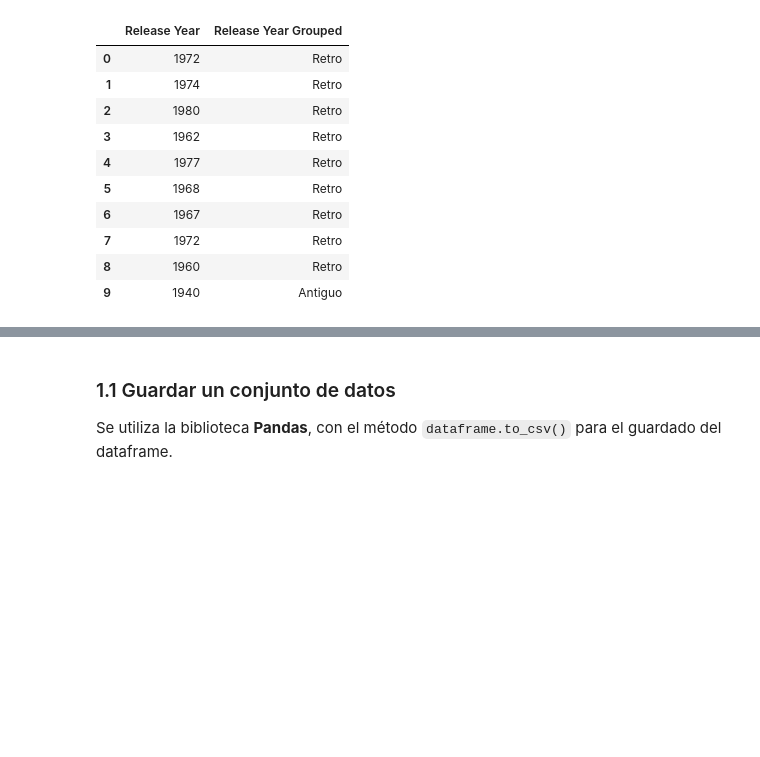
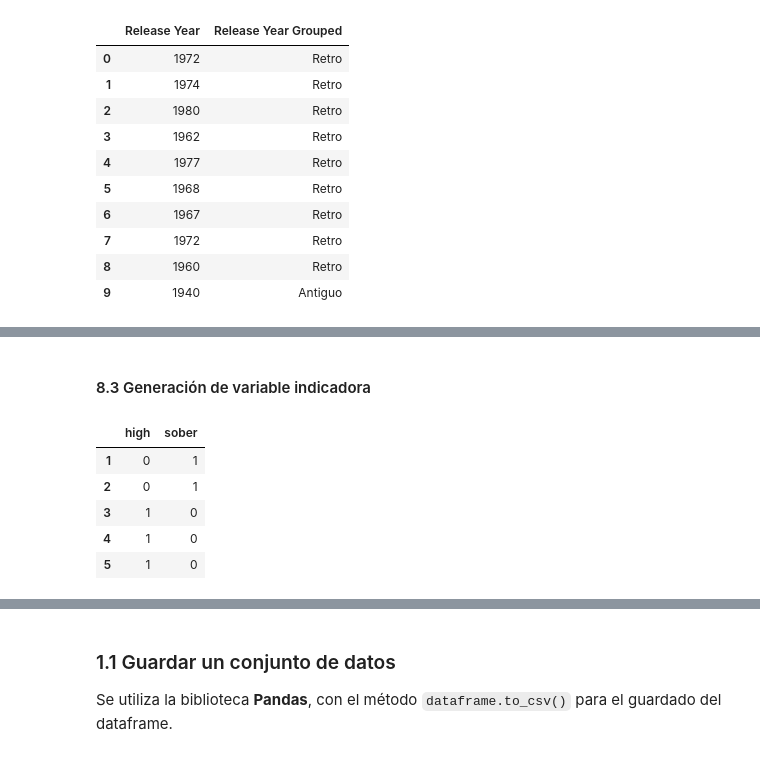
Before and after one commit to DiegoAraneda98/TCPD-Tarea-2, a Jupyter notebook: tarea2.ipynb, the cells around one changed output, grey strips where cells are left out. Saved outputs shown, nothing was run; the diff lists cells and outputs as text; code cells hidden in the pictures; blank space fills up the shorter version.

```diff
--- a/tarea2.ipynb
+++ b/tarea2.ipynb
@@ -348,0 +368,13 @@ Name: count, dtype: int64
+# %% [markdown]
+#### 8.3 Generación de variable indicadora <a id="12"></a>
+# %%
+
+variable_indicadora = pd.get_dummies(df1["Mental State"])
+variable_indicadora.head()
+# %% [output]
+|  | high | sober |
+| 1 | 0 | 1 |
+| 2 | 0 | 1 |
+| 3 | 1 | 0 |
+| 4 | 1 | 0 |
+| 5 | 1 | 0 |
```
Also changed, not shown: parts of 21 cells of this notebook, 2 other files.
